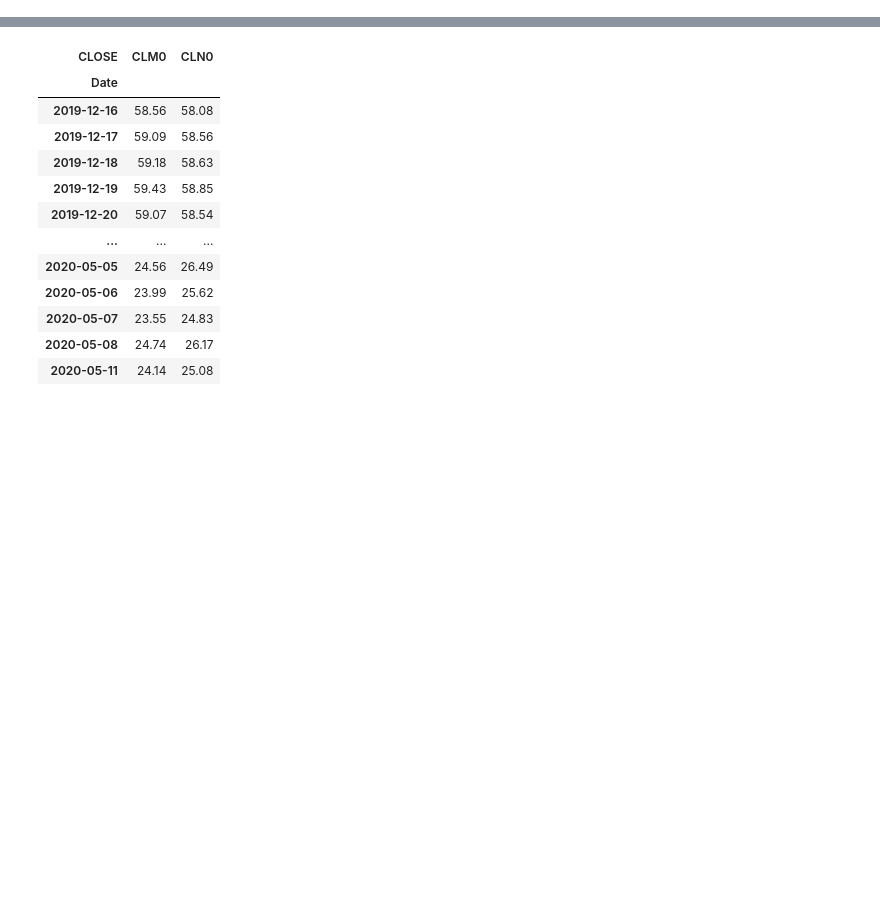
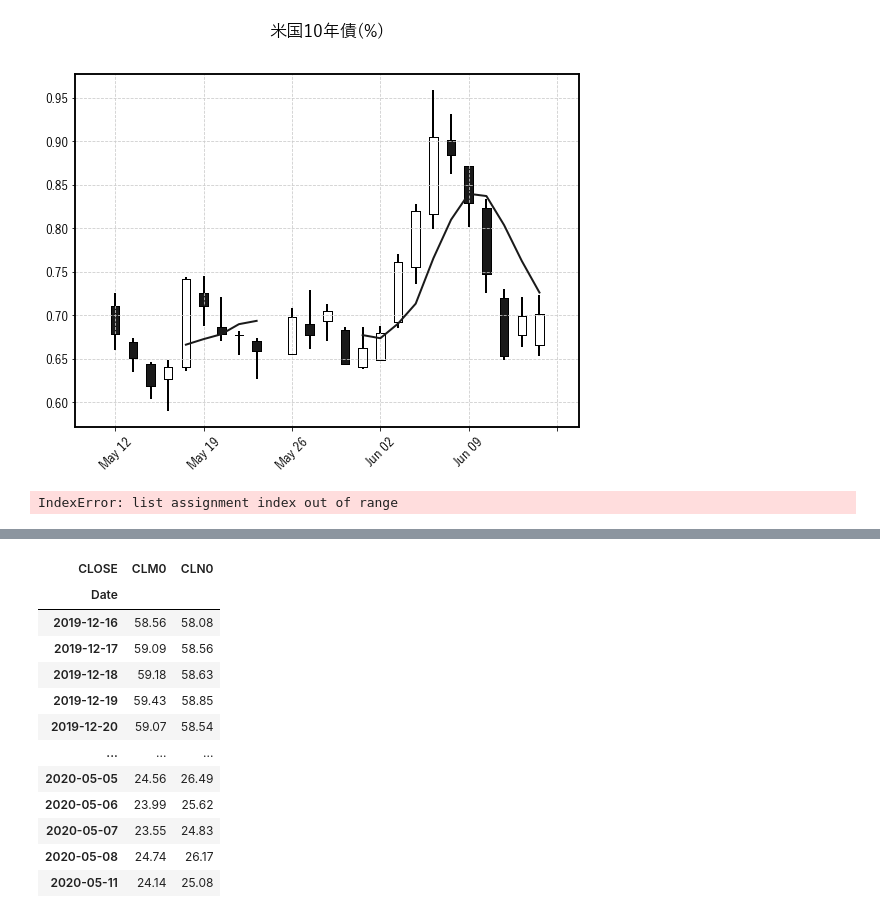
Before and after one commit to NagaoKosuke/HOME, a Jupyter notebook: syutoku.ipynb, the cells around one changed output, grey strips where cells are left out. Drawn from its saved outputs; the diff is of its cells as text; code cells hidden in the pictures; blank space fills up the shorter version.

```diff
--- a/syutoku.ipynb
+++ b/syutoku.ipynb
@@ -125,0 +236,18 @@ YC.tail()
+# %%
+list(itertools.product(rics,conv_f))
+columns= pd.MultiIndex.from_product([rics,conv_f])
+# %%
+    data.columns=columns
+# %%
+titles= ['米国10年債(%)','S&P500($)','日本10年債(%)','日経平均(円)',
+            'ドイツ10年債(%)','DAX(€)','WTI原油先物($/BBL)','ドル円']
+# %%
+mpf.available_styles()
+kwargs = dict(type='candle',mav=(5),volume=False,figratio=(10,7),figscale=1.8)
+# %%
+
+for i,(v,a) in enumerate(zip(rics,titles)):
+   mpf.plot(data.loc[:,v],**kwargs,style='classic',title='%s'%a)
+# %% [output]
+[figure, added]
+IndexError: list assignment index out of range
```
Also changed, not shown: parts of 58 cells of this notebook.
